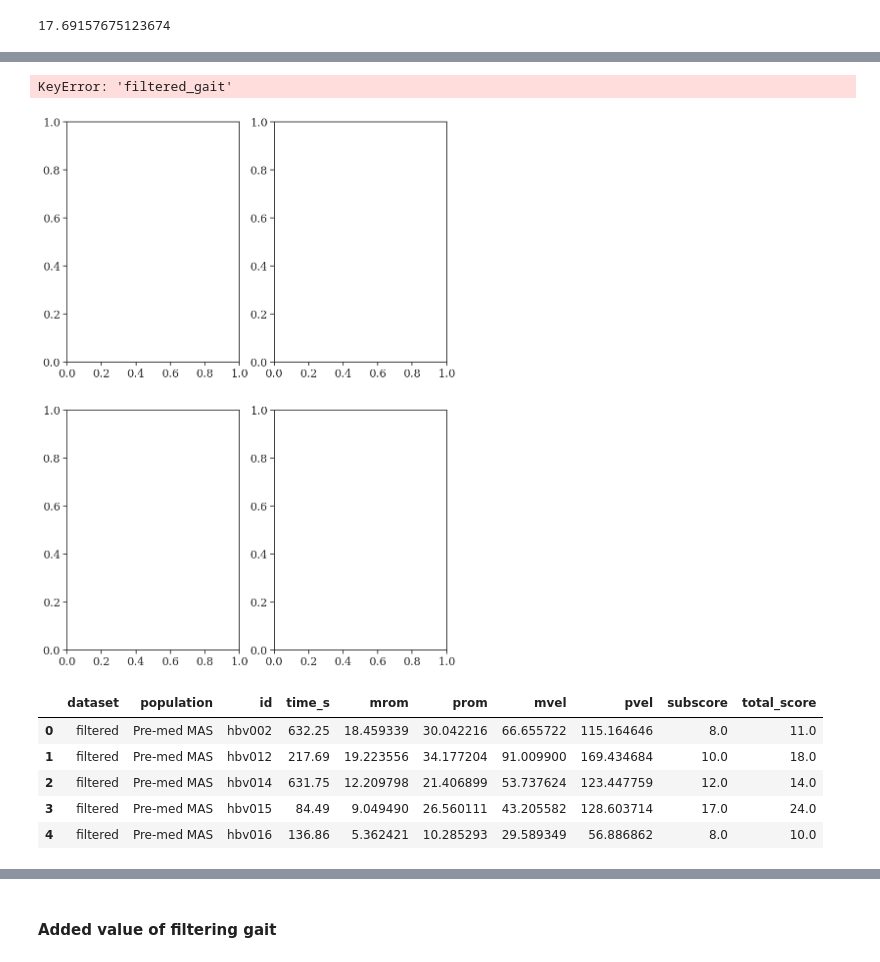
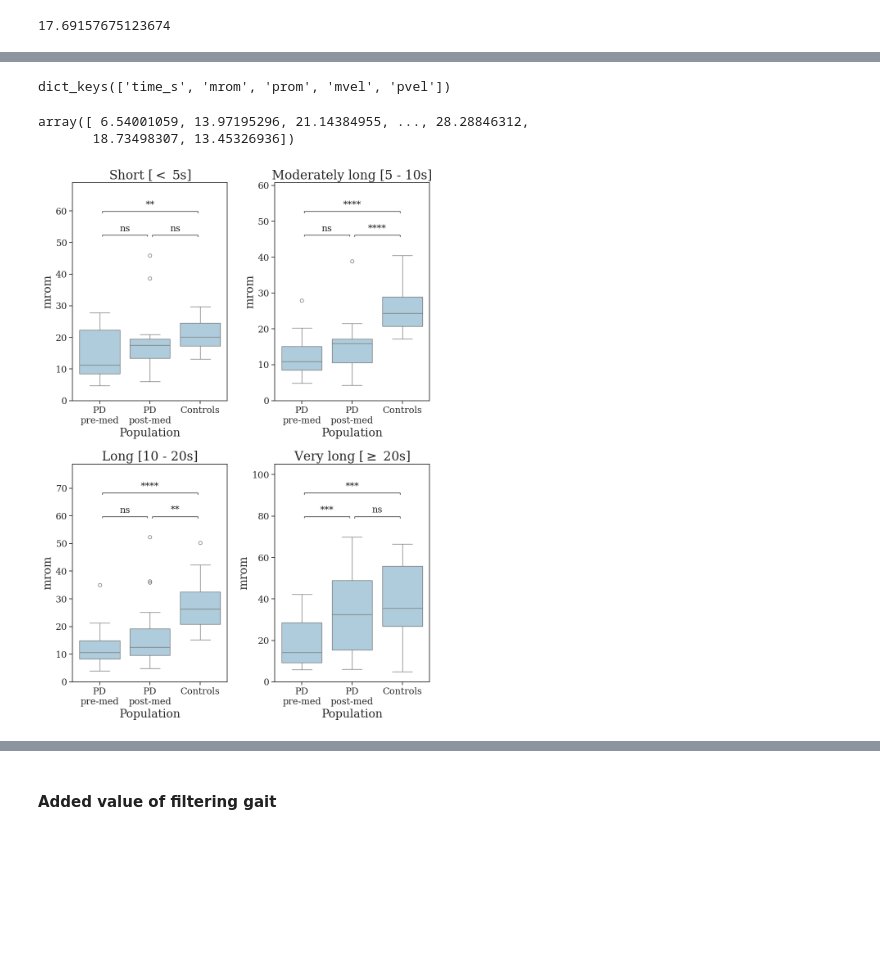
Before and after one commit to biomarkersParkinson/pdathome_gait, a Jupyter notebook: paper_results/notebooks/quantification.ipynb, the cells around one changed output, grey strips where cells are left out. Cells and saved outputs as stored; diff of their text form; code cells hidden in the pictures; blank space fills up the shorter version.

```diff
--- a/paper_results/notebooks/quantification.ipynb
+++ b/paper_results/notebooks/quantification.ipynb
@@ -439,17 +436,27 @@ Controls MAS vs controls LAS p-value:  0.5803380012512207
+# %%
+d_quant_agg['hbv002']['MAS']['pre']['filtered']['overall'].keys()
+# %% [output]
+dict_keys(['time_s', 'mrom', 'prom', 'mvel', 'pvel'])
+# %%
+d_quant['hbv002']['MAS']['pre']['filtered']['overall']['range_of_motion']
+# %% [output]
+array([ 6.54001059, 13.97195296, 21.14384955, ..., 28.28846312,
+       18.73498307, 13.45326936])
 # %%
-dataset = 'filtered_gait'
-measure = 'range_of_motion_median'
+dataset = 'filtered'
+segment_duration = 'overall'
+measure = 'mrom'
 
 fig, ax = plt.subplots(nrows=2, ncols=2, figsize=(10,14))
 
 for i, segment_duration in enumerate(l_segment_cat):
 
-    l_pd_ids_segment = [x for x in l_valid_pd_ids if segment_duration in d_quant[x][dataset][gc.descriptives.PRE_MED][gc.descriptives.MOST_AFFECTED_SIDE]['values'][measure].keys() and segment_duration in d_quant[x][dataset][gc.descriptives.POST_MED][gc.descriptives.MOST_AFFECTED_SIDE]['values'][measure].keys()]
-    l_hc_ids_segment = [x for x in l_valid_hc_ids if segment_duration in d_quant[x][dataset]['HC'][gc.descriptives.MOST_AFFECTED_SIDE]['values'][measure].keys()]
+    l_pd_ids_segment = [x for x in l_valid_pd_ids if segment_duration in d_quant_agg[x][gc.descriptives.MOST_AFFECTED_SIDE][gc.descriptives.PRE_MED][dataset].keys() and segment_duration in d_quant_agg[x][gc.descriptives.MOST_AFFECTED_SIDE][gc.descriptives.POST_MED][dataset].keys()]
+    l_hc_ids_segment = [x for x in l_valid_hc_ids if segment_duration in d_quant_agg[x][gc.descriptives.MOST_AFFECTED_SIDE]['HC'][dataset].keys()]
 
-    l_pd_ids_segment_pre = [d_quant[x][dataset][gc.descriptives.PRE_MED][gc.descriptives.MOST_AFFECTED_SIDE]['values'][measure][segment_duration] for x in l_pd_ids_segment]
-    l_pd_ids_segment_post = [d_quant[x][dataset][gc.descriptives.POST_MED][gc.descriptives.MOST_AFFECTED_SIDE]['values'][measure][segment_duration] for x in l_pd_ids_segment]
-    l_hc_ids_segment = [d_quant[x][dataset]['HC'][gc.descriptives.MOST_AFFECTED_SIDE]['values'][measure][segment_duration] for x in l_hc_ids_segment]
+    l_pd_ids_segment_pre = [d_quant_agg[x][gc.descriptives.MOST_AFFECTED_SIDE][gc.descriptives.PRE_MED][dataset][segment_duration][measure] for x in l_pd_ids_segment]
+    l_pd_ids_segment_post = [d_quant_agg[x][gc.descriptives.MOST_AFFECTED_SIDE][gc.descriptives.POST_MED][dataset][segment_duration][measure] for x in l_pd_ids_segment]
+    l_hc_ids_segment = [d_quant_agg[x][gc.descriptives.MOST_AFFECTED_SIDE]['HC'][dataset][segment_duration][measure] for x in l_hc_ids_segment]
 
     df_group = pd.DataFrame([l_pd_ids_segment_pre + l_pd_ids_segment_post + l_hc_ids_segment], index=[measure]).T
     df_group['group'] = ['PD pre-med']*len(l_pd_ids_segment_pre) + ['PD post-med']*len(l_pd_ids_segment_post) + ['HC']*len(l_hc_ids_segment)
@@ -470,36 +477,35 @@ for i, segment_duration in enumerate(l_segment_cat):
 
     p_value = calculate_pvalue(l_pd_ids_segment_post, l_hc_ids_segment, test='ranksums')[1]
 
     plot_significance(ax=ax[i//2,i%2], x_min=1.05,
                       x_max=1.95, pvalue=p_value,
                       y_min_significance=y_min_significance, gap=gap, row=1,
                       text_size=16)
 
     y_min_significance = ymax * 1.2
 
     p_value = calculate_pvalue(l_pd_ids_segment_pre, l_hc_ids_segment, test='ranksums')[1]
 
     plot_significance(ax=ax[i//2,i%2], x_min=0.05,
                       x_max=1.95, pvalue=p_value,
                       y_min_significance=y_min_significance, gap=gap, row=1,
                       text_size=16)
 
     ax[i//2,i%2].set_title(f"{mp.segment_rename[segment_duration]}")
     ax[i//2,i%2].set_ylim(0, 1.1*ax[i//2,i%2].get_ylim()[1])
     # ax.set_xticklabels([d_pop_rename[x] for x in l_order_populations])
     ax[i//2,i%2].set_xticklabels(['PD\npre-med', 'PD\npost-med', 'Controls'])
 
-    ax[i//2,i%2].set_ylabel(mp.arm_swing_parameter_map[measure])
+    ax[i//2,i%2].set_ylabel(measure)
     ax[i//2,i%2].set_xlabel('Population')
 
 fig.tight_layout()
 
 # plt.savefig(os.path.join(path_figures, 'asq', f'{metric}_population.png'))
 
 plt.show()
 # %% [output]
-KeyError: 'filtered_gait'
-[figure, old version]
+[figure, new version]
 # %%
 d_filtering_gait_performance = {}
 for subject in gc.participant_ids.PD_IDS:
@@ -516,15 +522,6 @@ for subject in gc.participant_ids.PD_IDS:
         for affected_side in ['MAS', 'LAS']:
             df_filtered.loc[(df_filtered[gc.columns.ID]==subject) & (df_filtered['population']==f'{med_stage.capitalize()}-med {affected_side}'), 'subscore'] = d_quant_agg[subject]['clinical']['updrs'][med_stage][affected_side]['subscore']
             df_filtered.loc[(df_filtered[gc.columns.ID]==subject) & (df_filtered['population']==f'{med_stage.capitalize()}-med {affected_side}'), 'total_score'] = d_quant_agg[subject]['clinical']['updrs'][med_stage][affected_side]['total']
-# %%
-df_filtered.head()
-# %% [output]
-|  | dataset | population | id | time_s | mrom | prom | mvel | pvel | subscore | total_score |
-| 0 | filtered | Pre-med MAS | hbv002 | 632.25 | 18.459339 | 30.042216 | 66.655722 | 115.164646 | 8.0 | 11.0 |
-| 1 | filtered | Pre-med MAS | hbv012 | 217.69 | 19.223556 | 34.177204 | 91.009900 | 169.434684 | 10.0 | 18.0 |
-| 2 | filtered | Pre-med MAS | hbv014 | 631.75 | 12.209798 | 21.406899 | 53.737624 | 123.447759 | 12.0 | 14.0 |
-| 3 | filtered | Pre-med MAS | hbv015 | 84.49 | 9.049490 | 26.560111 | 43.205582 | 128.603714 | 17.0 | 24.0 |
-| 4 | filtered | Pre-med MAS | hbv016 | 136.86 | 5.362421 | 10.285293 | 29.589349 | 56.886862 | 8.0 | 10.0 |
 # %%
 measure = 'prom'
 correlation_metric = 'spearman'
```
Also changed, not shown: parts of 12 cells of this notebook, 10 other files.
